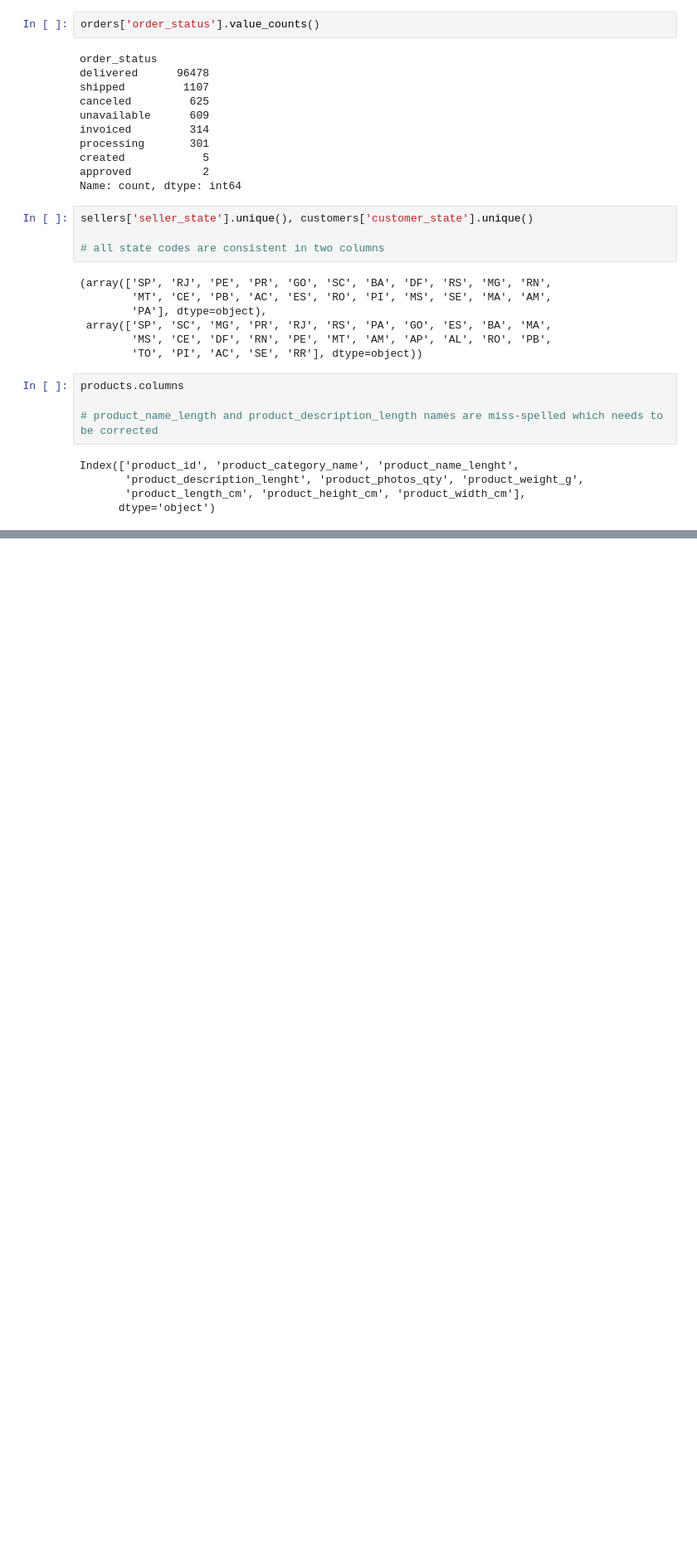
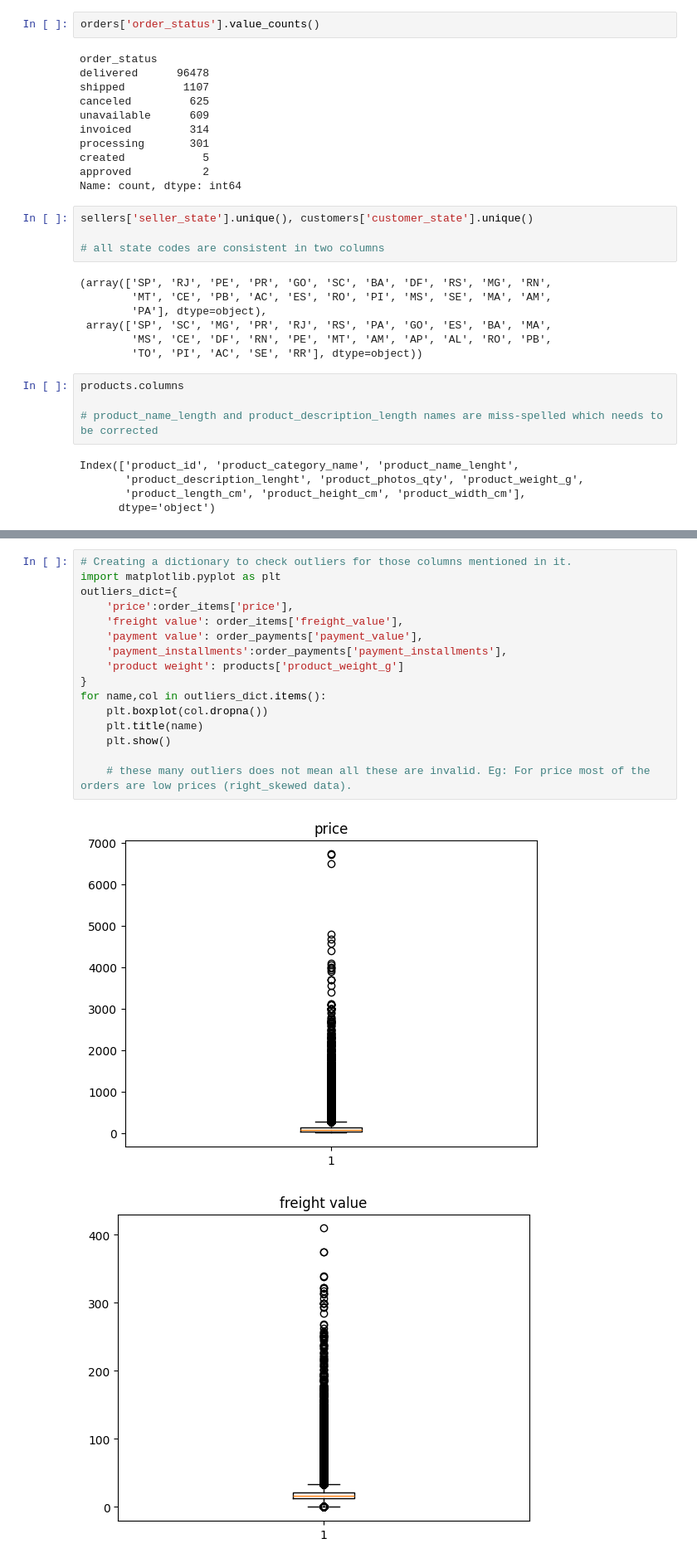
Before and after one commit to vishnu-kashyap-k/cart2insights, a Jupyter notebook: notebooks/02_data_quality_analysis.ipynb, the cells around one changed output, grey strips where cells are left out. Shown at 83% size. Saved outputs shown, nothing was run; the diff lists cells and outputs as text; blank space fills up the shorter version.

```diff
--- a/notebooks/02_data_quality_analysis.ipynb
+++ b/notebooks/02_data_quality_analysis.ipynb
@@ -216,0 +308,19 @@ dtype: int64
+# %%
+# Creating a dictionary to check outliers for those columns mentioned in it.
+import matplotlib.pyplot as plt
+outliers_dict={
+    'price':order_items['price'],
+    'freight value': order_items['freight_value'],
+    'payment value': order_payments['payment_value'],
+    'payment_installments':order_payments['payment_installments'],
+    'product weight': products['product_weight_g']
+}
+for name,col in outliers_dict.items():
+    plt.boxplot(col.dropna())
+    plt.title(name)
+    plt.show()
+
+    # these many outliers does not mean all these are invalid. Eg: For price most of the orders are low prices (right_skewed data).
+# %% [output]
+[figure, added]
+[figure, added]
```
Also changed, not shown: parts of 12 cells of this notebook, 3 other files.
